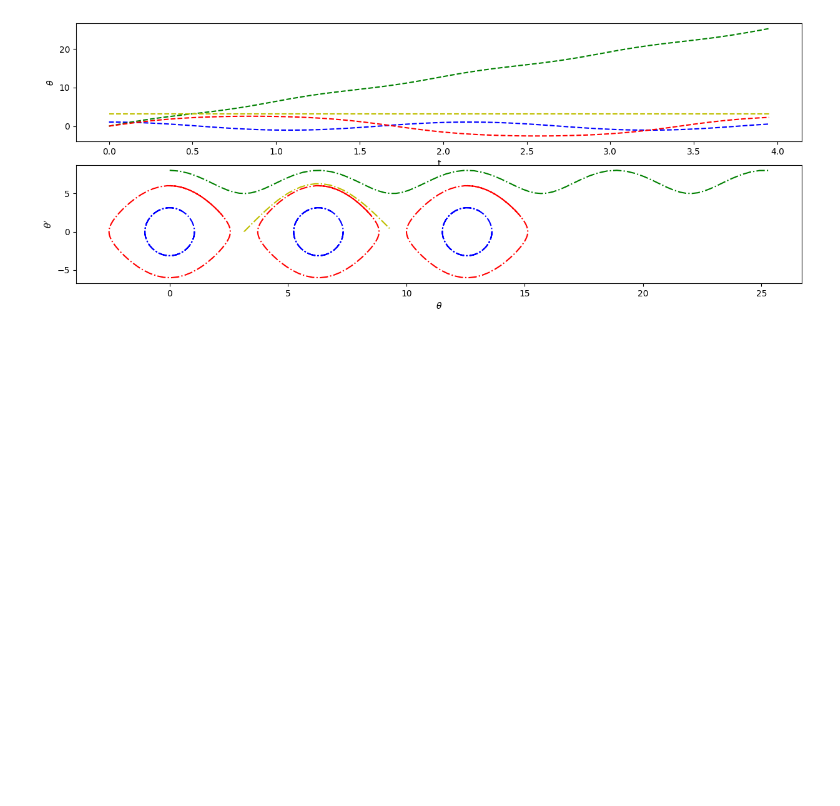
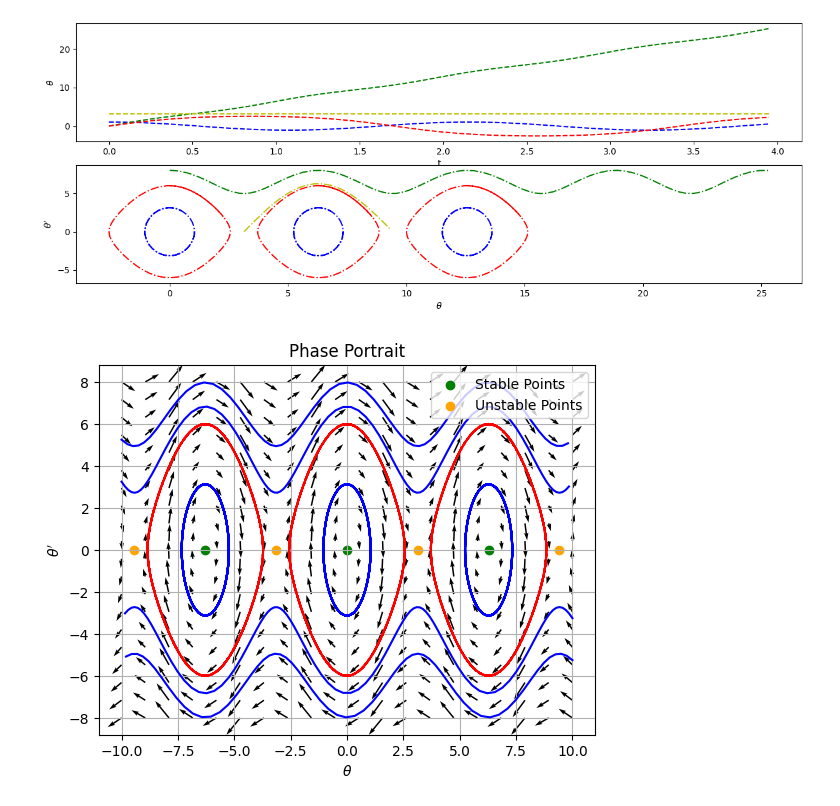
Before and after one commit to MandaKausthubh/Physics-Simulations, a Jupyter notebook: RungeKuttaMethod.ipynb, the cells around one changed output. Saved outputs shown, nothing was run; the diff lists cells and outputs as text; code cells hidden in the pictures; blank space fills up the shorter version.

Commit message:
Added a perfected Phase portrait diagram

```diff
--- a/RungeKuttaMethod.ipynb
+++ b/RungeKuttaMethod.ipynb
@@ -96,3 +96,95 @@ ax[1].set_ylabel(r"$\theta'$")
 # %% [output]
 Text(0, 0.5, "$\\theta'$")
 [figure]
+# %%
+g = 9.8
+l = 1
+
+# Step 1: Create a mesh grid
+x = np.linspace(-10, 10, 20)
+y = np.linspace(-8, 8, 20)
+X, Y = np.meshgrid(x, y)
+
+# Step 2: Define the vector field components
+U = Y
+V = -np.sin(X)*(g/l)
+
+# Step 3: Plot the vector field
+plt.figure()
+plt.quiver(X, Y, U, V)
+plt.title('Phase Portrait')
+plt.xlabel(r'$\theta$')
+plt.ylabel(r"$\theta'$")
+
+def filter_coordinates(x, y, threshold=10):
+
+    # Create a boolean mask for x values with absolute values <= threshold
+    mask = np.abs(x) <= threshold
+
+    # Apply the mask to both x and y arrays
+    x_filtered = x[mask]
+    y_filtered = y[mask]
+
+    return x_filtered, y_filtered
+
+x_values = np.arange(-10,10,0.05)
+
+plt.plot(
+    SimulatedFuncValues(x_values=x_values, h=0.05, q1_0=(mt.pi/3), q2_0=0, differential=DifferentialForPendulum)[0],
+    SimulatedFuncValues(x_values=x_values, h=0.05, q1_0=(mt.pi/3), q2_0=0, differential=DifferentialForPendulum)[1],
+    '-.b')
+# plt.plot(
+#     SimulatedFuncValues(x_values=x_values, h=0.05, q1_0=0, q2_0=8, differential=DifferentialForPendulum)[0],
+#     SimulatedFuncValues(x_values=x_values, h=0.05, q1_0=0, q2_0=8, differential=DifferentialForPendulum)[1],
+#     '-.g')
+plt.plot(
+    SimulatedFuncValues(x_values=x_values, h=0.05, q1_0=0, q2_0=6, differential=DifferentialForPendulum)[0],
+    SimulatedFuncValues(x_values=x_values, h=0.05, q1_0=0, q2_0=6, differential=DifferentialForPendulum)[1],
+    '-.r')
+plt.plot(
+    SimulatedFuncValues(x_values=x_values, h=0.05, q1_0=-2*mt.pi, q2_0=6, differential=DifferentialForPendulum)[0],
+    SimulatedFuncValues(x_values=x_values, h=0.05, q1_0=-2*mt.pi, q2_0=6, differential=DifferentialForPendulum)[1],
+    '-.r')
+plt.plot(
+    SimulatedFuncValues(x_values=x_values, h=0.05, q1_0=(mt.pi/3) - 2*mt.pi, q2_0=0, differential=DifferentialForPendulum)[0],
+    SimulatedFuncValues(x_values=x_values, h=0.05, q1_0=(mt.pi/3) - 2*mt.pi, q2_0=0, differential=DifferentialForPendulum)[1],
+    '-.b')
+plt.plot(
+    SimulatedFuncValues(x_values=x_values, h=0.05, q1_0=2*mt.pi, q2_0=6, differential=DifferentialForPendulum)[0],
+    SimulatedFuncValues(x_values=x_values, h=0.05, q1_0=2*mt.pi, q2_0=6, differential=DifferentialForPendulum)[1],
+    '-.r')
+plt.plot(
+    SimulatedFuncValues(x_values=x_values, h=0.05, q1_0=(mt.pi/3) + 2*mt.pi, q2_0=0, differential=DifferentialForPendulum)[0],
+    SimulatedFuncValues(x_values=x_values, h=0.05, q1_0=(mt.pi/3) + 2*mt.pi, q2_0=0, differential=DifferentialForPendulum)[1],
+    '-.b')
+
+a = SimulatedFuncValues(x_values=x_values, h=0.05, q1_0=-10, q2_0=3.25, differential=DifferentialForPendulum)
+b = filter_coordinates(x=a[0], y=a[1])
+plt.plot(b[0], b[1], '-b')
+
+
+# a = SimulatedFuncValues(x_values=x_values, h=0.05, q1_0=-10, q2_0=mt.pi, differential=DifferentialForPendulum)
+# b = filter_coordinates(x=a[0], y=a[1])
+# plt.plot(b[0], b[1], '-.b')
+
+
+a1 = SimulatedFuncValues(x_values=x_values, h=0.05, q1_0=10, q2_0=-3.25, differential=DifferentialForPendulum)
+b1 = filter_coordinates(x=a1[0], y=a1[1])
+plt.plot(b1[0], b1[1], '-b')
+
+a1 = SimulatedFuncValues(x_values=x_values, h=0.05, q1_0=10, q2_0=-5.25, differential=DifferentialForPendulum)
+b1 = filter_coordinates(x=a1[0], y=a1[1])
+plt.plot(b1[0], b1[1], '-b')
+
+a1 = SimulatedFuncValues(x_values=x_values, h=0.05, q1_0=-10, q2_0=5.25, differential=DifferentialForPendulum)
+b1 = filter_coordinates(x=a1[0], y=a1[1])
+plt.plot(b1[0], b1[1], '-b')
+
+plt.scatter([0, 2 * mt.pi, -2*mt.pi], [0]*3, color="green", label="Stable Points")
+plt.scatter([mt.pi, -mt.pi ,3 * mt.pi, -3*mt.pi], [0]*4, color="orange", label="Unstable Points")
+
+plt.legend()
+plt.grid()
+plt.show()
+# %% [output]
+[figure, added]
```
Also changed, not shown: 1 other file.
